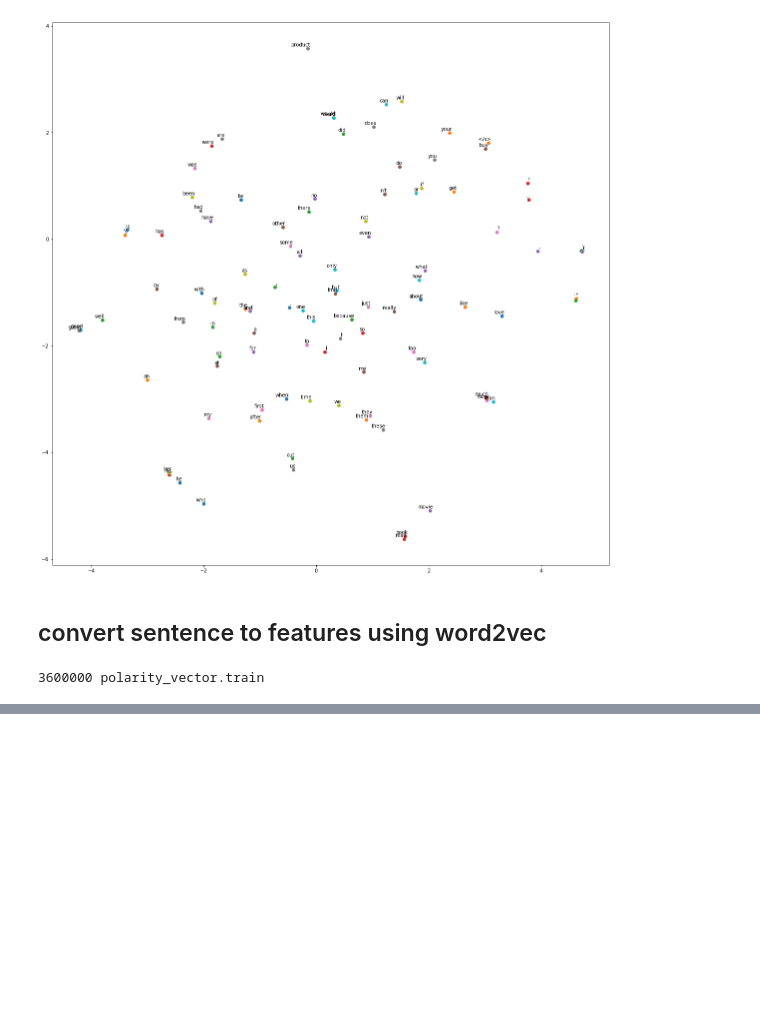
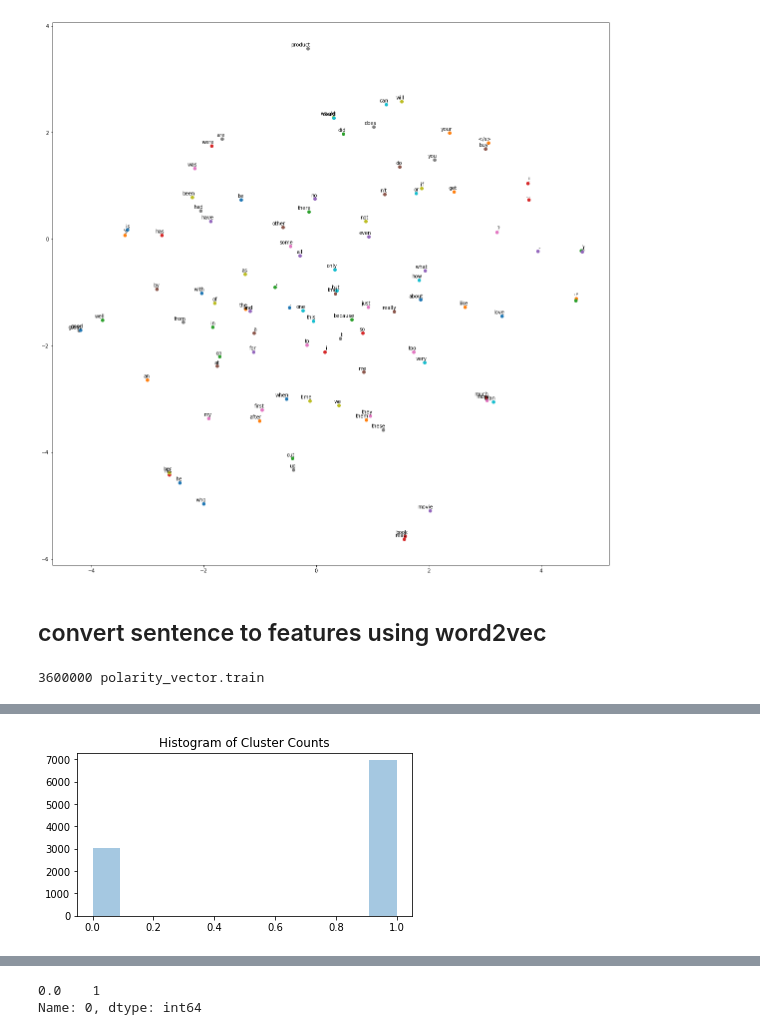
Before and after one commit to Sateeshnallamothu/aws-nlp-blazingtext, a Jupyter notebook: nlp-unsupervised.ipynb, the cells around one changed output, grey strips where cells are left out. Cells and saved outputs as stored; diff of their text form; code cells hidden in the pictures; blank space fills up the shorter version.

```diff
--- a/nlp-unsupervised.ipynb
+++ b/nlp-unsupervised.ipynb
@@ -374,0 +500,16 @@ convert_sentence_to_vector('/home/ec2-user/SageMaker/amazon_review_polarity_csv/
+# %%
+# read test data
+test_data = pd.read_csv('polarity_vector.validation', header=None, nrows=10000).values.astype('float32')  # load training data vectors
+# %%
+%%time
+result=kmeans_predictor.predict(test_data)  ## limit the size else you will get error.
+# breakdown of cluster counts and distribution of clusters
+cluster_labels = [r.label['closest_cluster'].float32_tensor.values[0] for r in result]
+pd.DataFrame(cluster_labels)[0].value_counts()
+ax=plt.subplots(figsize=(6,3))
+ax=sns.distplot(cluster_labels, kde=False)
+title="Histogram of Cluster Counts"
+ax.set_title(title, fontsize=12)
+plt.show()
+# %% [output]
+[figure, added]
@@ -374,0 +518,8 @@ convert_sentence_to_vector('/home/ec2-user/SageMaker/amazon_review_polarity_csv/
+# %%
+result=kmeans_predictor.predict(test_data[100,:])  ## limit the size else you will get error.
+# breakdown of cluster counts and distribution of clusters
+cluster_labels = [r.label['closest_cluster'].float32_tensor.values[0] for r in result]
+pd.DataFrame(cluster_labels)[0].value_counts()
+# %% [output]
+0.0    1
+Name: 0, dtype: int64
```
Also changed, not shown: parts of 17 cells of this notebook.
